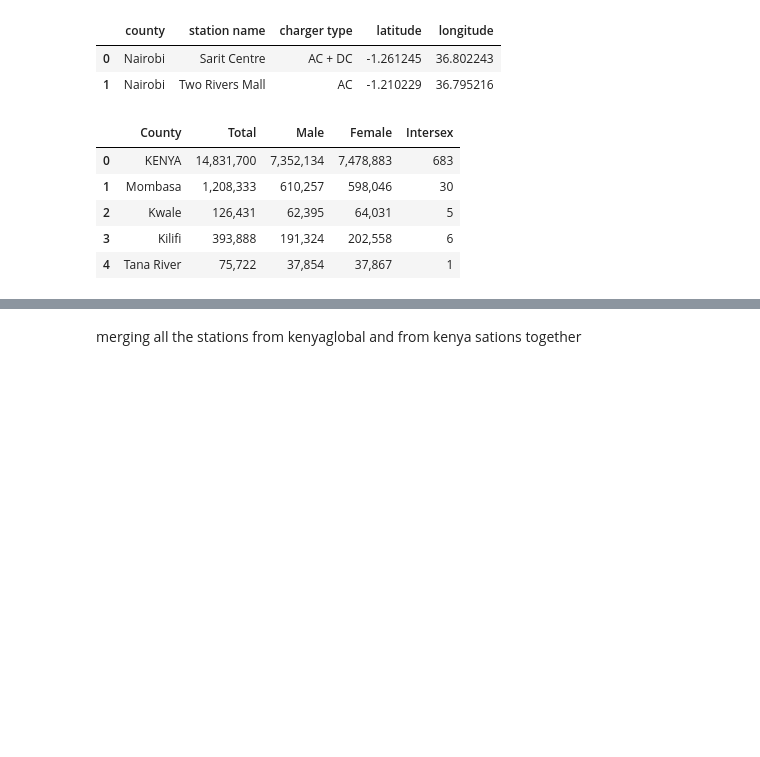
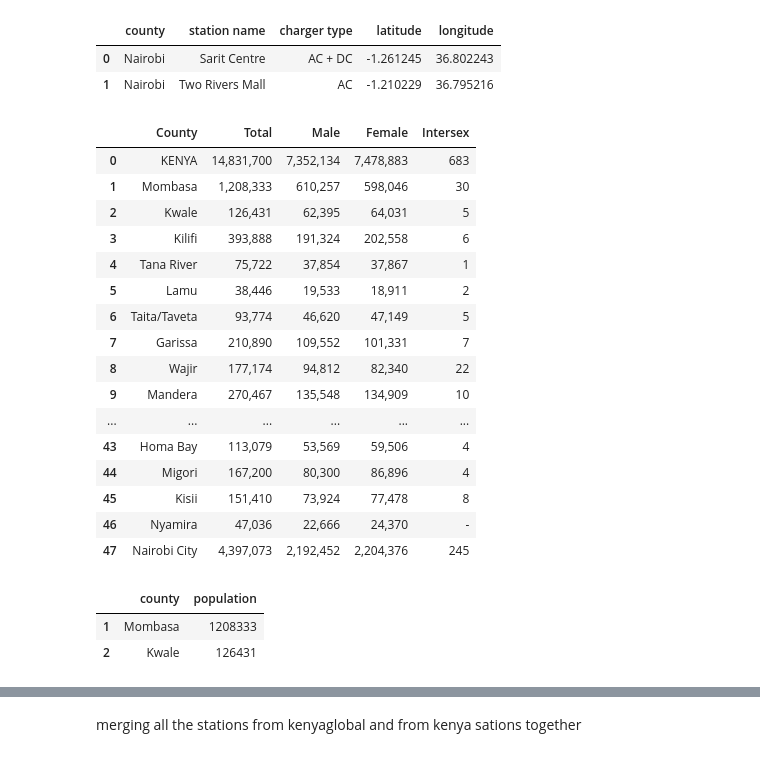
Before and after one commit to maryannngongi/EV_Charging_Stations_Optimization, a Jupyter notebook: Notebooks/christine.ipynb, the cells around one changed output, grey strips where cells are left out. Saved outputs shown, nothing was run; the diff lists cells and outputs as text; code cells hidden in the pictures; blank space fills up the shorter version.

```diff
--- a/Notebooks/christine.ipynb
+++ b/Notebooks/christine.ipynb
@@ -329,13 +329,24 @@ kenya_stations_sample.head(2)
 | 0 | Nairobi | Sarit Centre | AC + DC | -1.261245 | 36.802243 |
 | 1 | Nairobi | Two Rivers Mall | AC | -1.210229 | 36.795216 |
 # %%
-population.head()
+population
 # %% [output]
 |  | County | Total | Male | Female | Intersex |
 | 0 | KENYA | 14,831,700 | 7,352,134 | 7,478,883 | 683 |
 | 1 | Mombasa | 1,208,333 | 610,257 | 598,046 | 30 |
 | 2 | Kwale | 126,431 | 62,395 | 64,031 | 5 |
 | 3 | Kilifi | 393,888 | 191,324 | 202,558 | 6 |
 | 4 | Tana River | 75,722 | 37,854 | 37,867 | 1 |
+| 5 | Lamu | 38,446 | 19,533 | 18,911 | 2 |
+| 6 | Taita/Taveta | 93,774 | 46,620 | 47,149 | 5 |
+| 7 | Garissa | 210,890 | 109,552 | 101,331 | 7 |
+| 8 | Wajir | 177,174 | 94,812 | 82,340 | 22 |
+| 9 | Mandera | 270,467 | 135,548 | 134,909 | 10 |
+| ... | ... | ... | ... | ... | ... |
+| 43 | Homa Bay | 113,079 | 53,569 | 59,506 | 4 |
+| 44 | Migori | 167,200 | 80,300 | 86,896 | 4 |
+| 45 | Kisii | 151,410 | 73,924 | 77,478 | 8 |
+| 46 | Nyamira | 47,036 | 22,666 | 24,370 | - |
+| 47 | Nairobi City | 4,397,073 | 2,192,452 | 2,204,376 | 245 |
 # %%
 population = population.drop(columns=['Male', 'Female', 'Intersex'])
@@ -344,5 +359,11 @@ population = population.rename(columns={"County": "county", "Total": "population
 # %%
 population['population'] = population['population'].str.replace(',', '').astype(int)
+# %%
+population.head(2)
+# %% [output]
+|  | county | population |
+| 1 | Mombasa | 1208333 |
+| 2 | Kwale | 126431 |
 # %%
 admin_boundaries.head()
 # %% [output]
```
Also changed, not shown: parts of 24 cells of this notebook.
